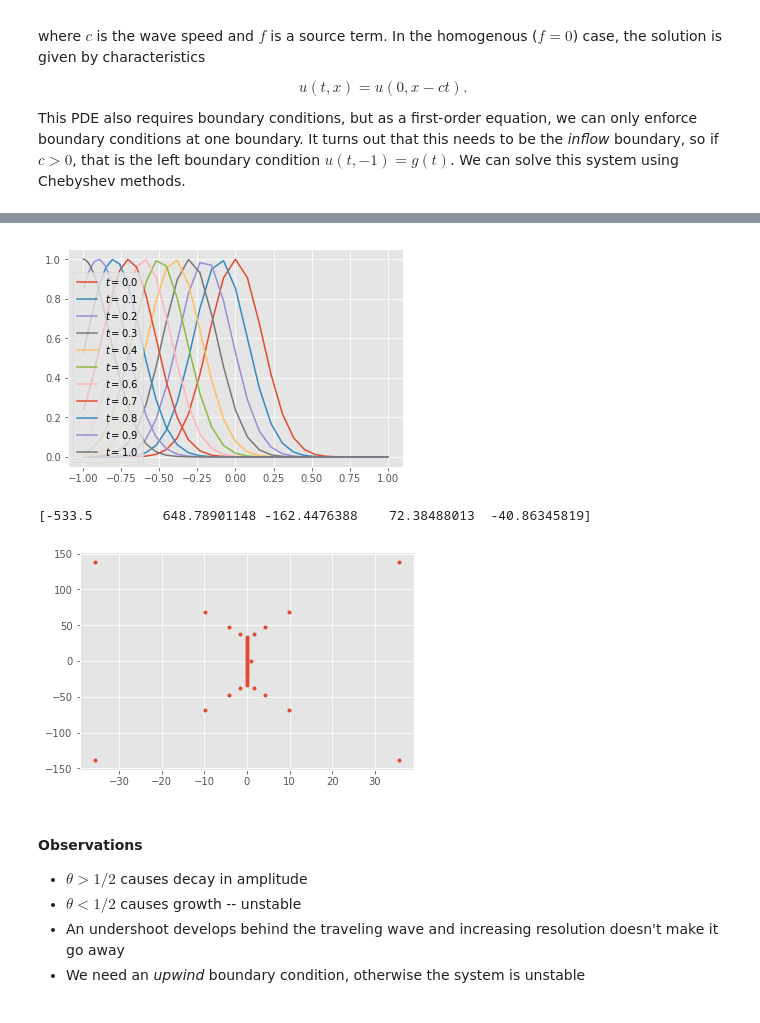
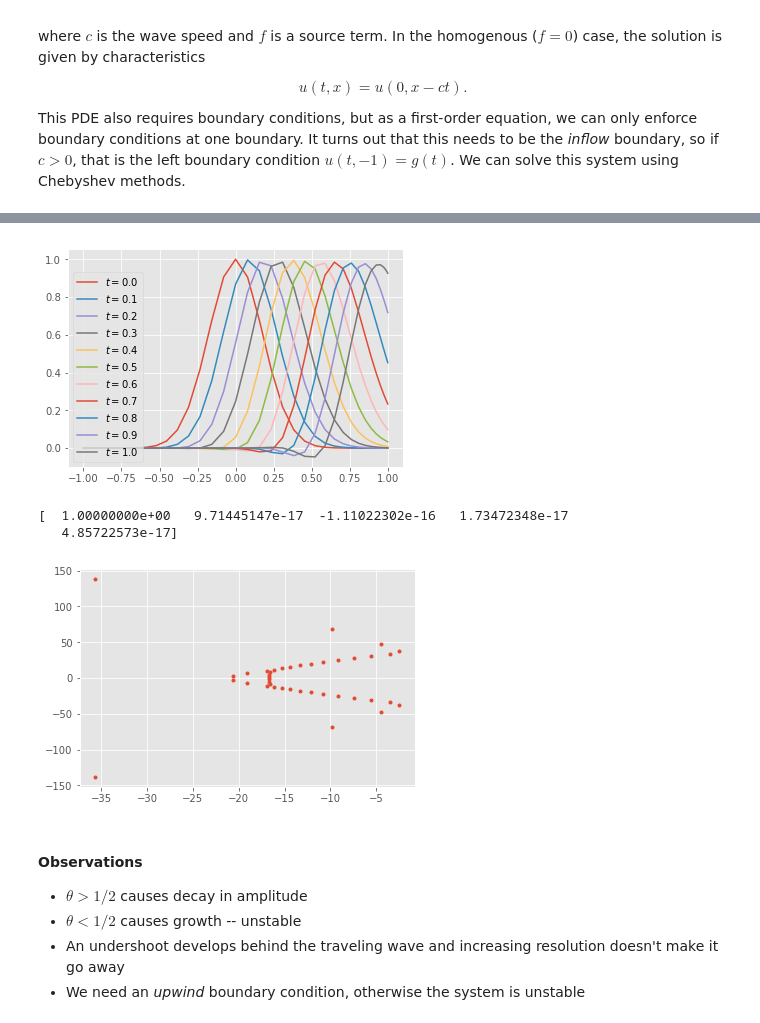
Before and after one commit to nelson15/class, a Jupyter notebook: FDTransient.ipynb, the cells around one changed output, grey strips where cells are left out. Drawn from its saved outputs; the diff is of its cells as text; code cells hidden in the pictures.

```diff
--- a/FDTransient.ipynb
+++ b/FDTransient.ipynb
@@ -563,9 +563,9 @@ def advection_cheb(n, c, left=(None,None), right=(None,None)):
         bcs.append((i, func))
     return x, M, A @ numpy.linalg.inv(T[0]), bcs
 
-x, M, A, bcs = advection_cheb(40, -1, right=(0, lambda t,x: 0*x))
+x, M, A, bcs = advection_cheb(40, 1, left=(0, lambda t,x: 0*x))
 hist = dae_theta_linear(M, A, numpy.exp(-(x*4)**2), lambda t: 0*x, bcs,
-                        h=.001, theta=.5)
+                        h=.1, theta=1/2)
 for t, u in hist[::len(hist)//10]:
     pyplot.plot(x, u, label='$t={:3.1f}$'.format(t))
 pyplot.legend(loc='lower left')
@@ -575,11 +575,12 @@ numpy.linalg.cond(A)
-[figure, old version]
+[figure, new version]
 # %%
 lam = numpy.linalg.eigvals(A[1:,1:])
 print(A[0,:5])
 pyplot.plot(lam.real, lam.imag, '.');
 # %% [output]
-[-533.5         648.78901148 -162.4476388    72.38488013  -40.86345819]
+[  1.00000000e+00   9.71445147e-17  -1.11022302e-16   1.73472348e-17
+   4.85722573e-17]
-[figure, old version]
+[figure, new version]
 # %% [markdown]
 #### Observations
 * $\theta > 1/2$ causes decay in amplitude
```
Also changed, not shown: parts of 8 cells of this notebook, 1 other file.
